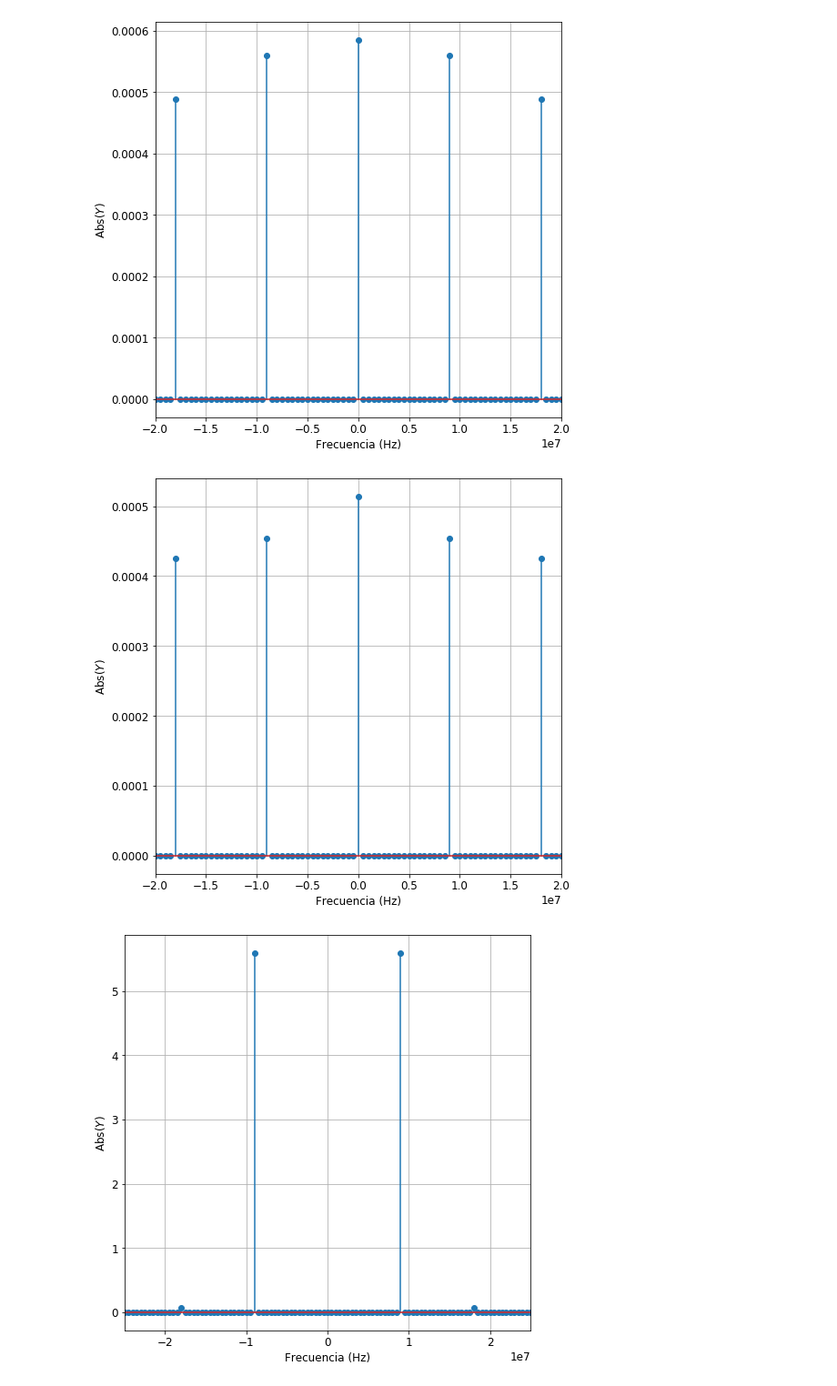
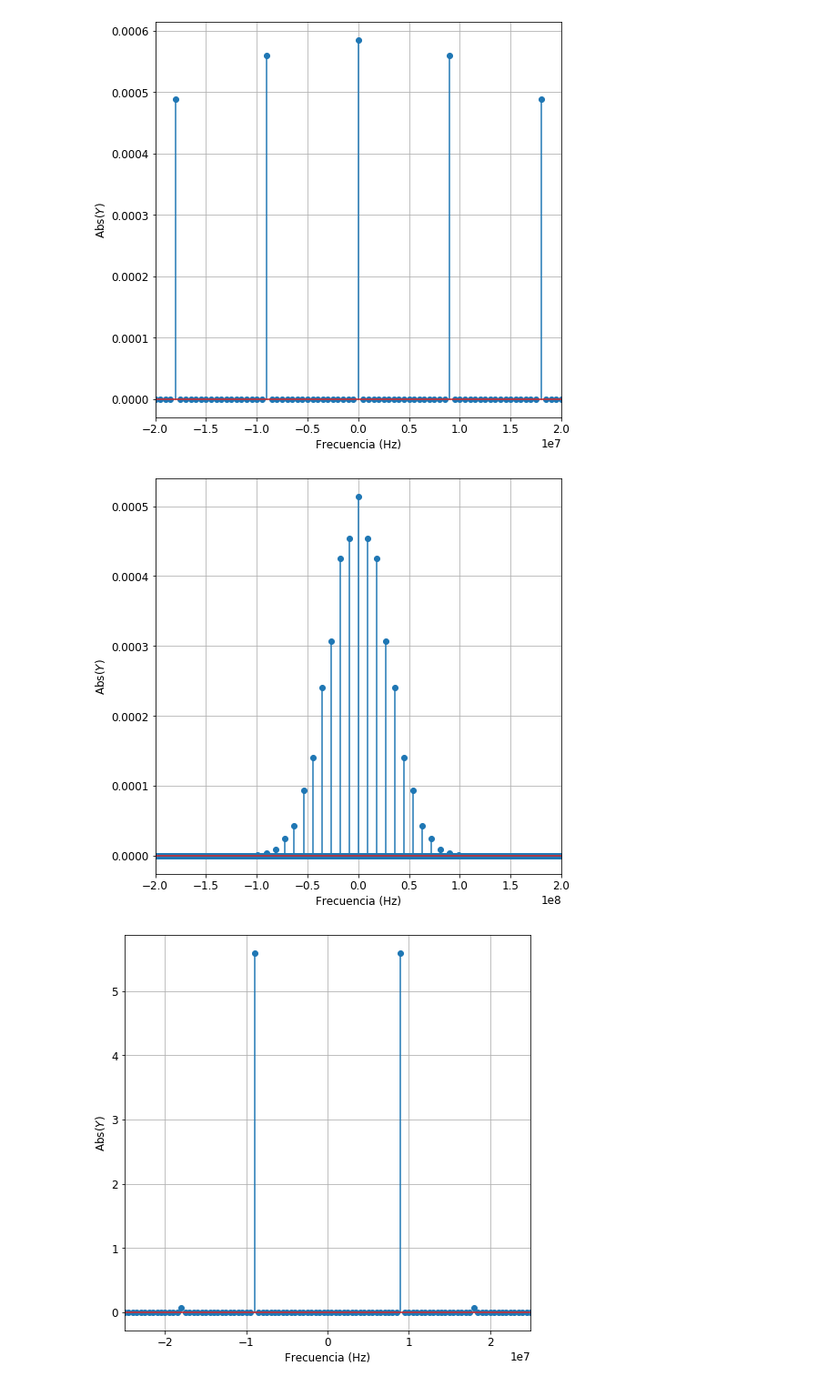
Before and after one commit to eaiii-frba-utn/2020, a Jupyter notebook: 7_Mezcladores/ejercicios/2_mezclador_transistor.ipynb, the cells around one changed output. Shown at 91% size. Saved outputs shown, nothing was run; the diff lists cells and outputs as text; code cells hidden in the pictures.

```diff
--- a/7_Mezcladores/ejercicios/2_mezclador_transistor.ipynb
+++ b/7_Mezcladores/ejercicios/2_mezclador_transistor.ipynb
@@ -187,7 +220,7 @@ plt.rcParams.update(params)
 # %%
 def myexp(x):
     e=0
-    for i in range(0,15): #Sum the first 100 terms of the series
+    for i in range(0,30): #Sum the first 100 terms of the series
         e=e+(x**i)/math.factorial(i)
     return e
 
@@ -299,20 +332,20 @@ plt.show()
 # %%
 # FFT
 Fictso = fft(ictso) / len(ictso)  # Normalizada
 
 frq = fftfreq(len(ictso), ds)  # Recuperamos las frecuencias
 
 plt.stem(frq, np.abs(Fictso))
 
-plt.xlim(-20e6,20e6)
+plt.xlim(-200e6,200e6)
 #plt.ylim(0,100e-6)
 
 plt.xlabel('Frecuencia (Hz)')
 plt.ylabel('Abs($Y$)')
 plt.grid()
 plt.show()
 # %% [output]
-[figure, old version]
+[figure, new version]
 # %%
 def FiltroQ(i, f, R, Q, fo):
     if f != 0: v =i*R/(1+1j*Q*(f/fo-fo/f))
```
Also changed, not shown: parts of 11 cells of this notebook, 11 other files.
